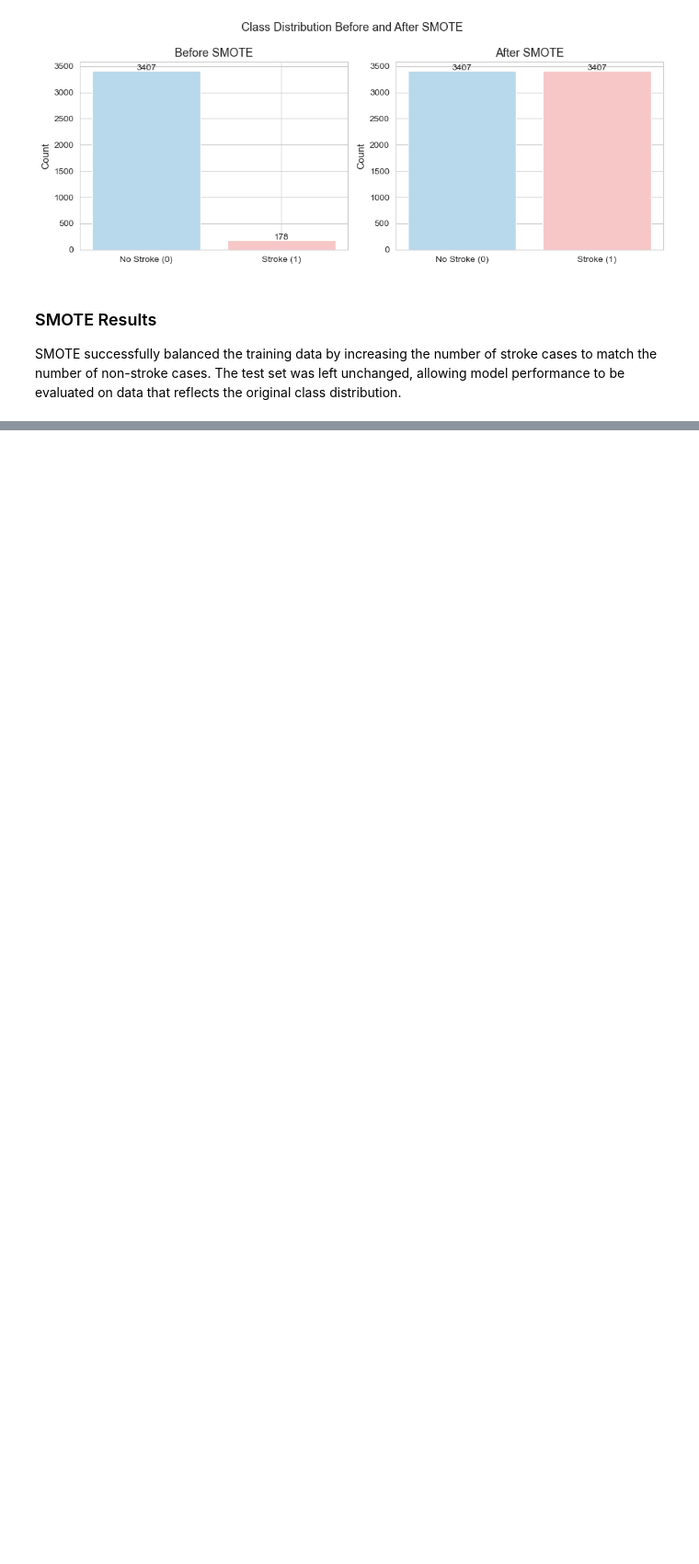
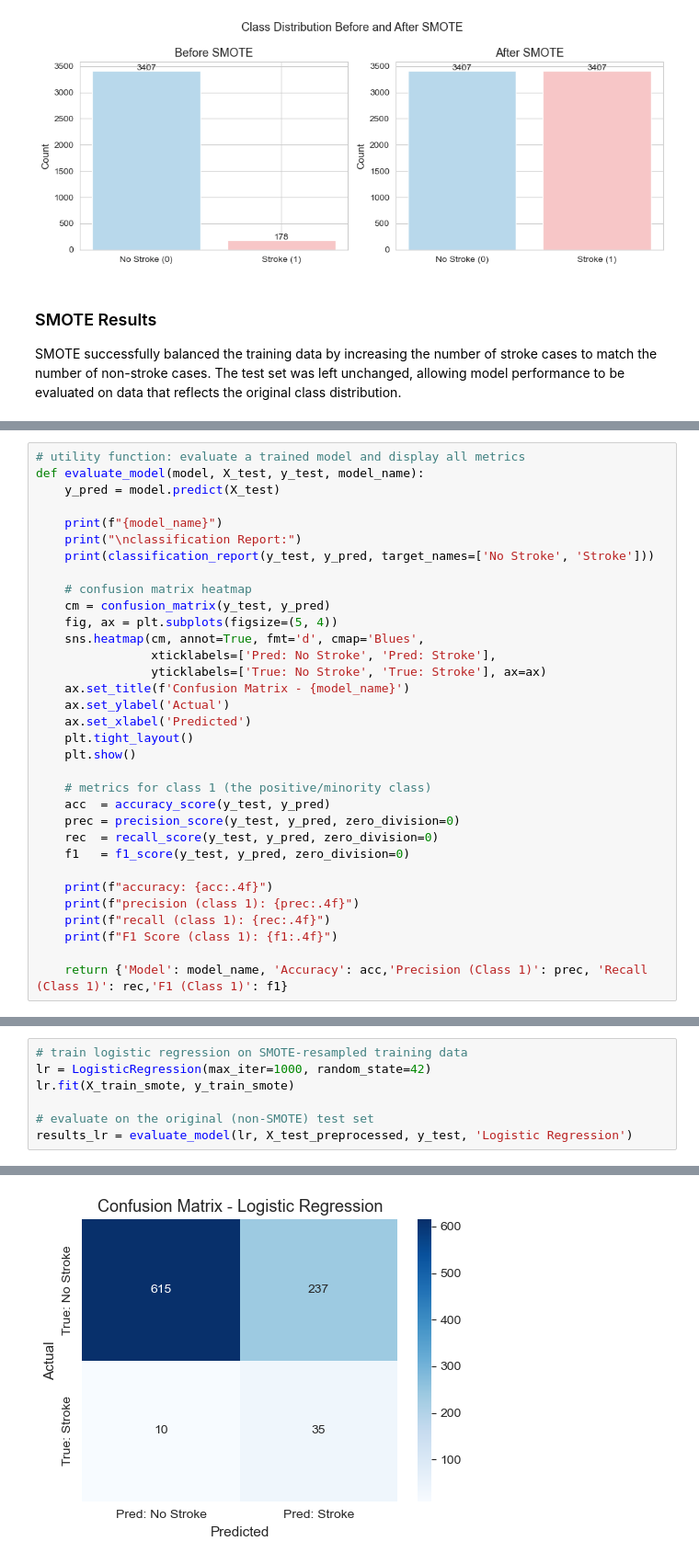
Before and after one commit to vcmeamaria/brain-stroke-classification-project, a Jupyter notebook: brain_stroke_classification.ipynb, the cells around one changed output, grey strips where cells are left out. Shown at 92% size. Cells and saved outputs as stored; diff of their text form; blank space fills up the shorter version.

```diff
--- a/brain_stroke_classification.ipynb
+++ b/brain_stroke_classification.ipynb
@@ -562,0 +569,33 @@ SMOTE successfully balanced the training data by increasing the number of stroke
+# %%
+# utility function: evaluate a trained model and display all metrics
+def evaluate_model(model, X_test, y_test, model_name):
+    y_pred = model.predict(X_test)
+
+    print(f"{model_name}")
+    print("\nclassification Report:")
+    print(classification_report(y_test, y_pred, target_names=['No Stroke', 'Stroke']))
+
+    # confusion matrix heatmap
+    cm = confusion_matrix(y_test, y_pred)
+    fig, ax = plt.subplots(figsize=(5, 4))
+    sns.heatmap(cm, annot=True, fmt='d', cmap='Blues',
+                xticklabels=['Pred: No Stroke', 'Pred: Stroke'],
+                yticklabels=['True: No Stroke', 'True: Stroke'], ax=ax)
+    ax.set_title(f'Confusion Matrix - {model_name}')
+    ax.set_ylabel('Actual')
+    ax.set_xlabel('Predicted')
+    plt.tight_layout()
+    plt.show()
+
+    # metrics for class 1 (the positive/minority class)
+    acc  = accuracy_score(y_test, y_pred)
+    prec = precision_score(y_test, y_pred, zero_division=0)
+    rec  = recall_score(y_test, y_pred, zero_division=0)
+    f1   = f1_score(y_test, y_pred, zero_division=0)
+
+    print(f"accuracy: {acc:.4f}")
+    print(f"precision (class 1): {prec:.4f}")
+    print(f"recall (class 1): {rec:.4f}")
+    print(f"F1 Score (class 1): {f1:.4f}")
+
+    return {'Model': model_name, 'Accuracy': acc,'Precision (Class 1)': prec, 'Recall (Class 1)': rec,'F1 (Class 1)': f1}
@@ -562,0 +610,8 @@ SMOTE successfully balanced the training data by increasing the number of stroke
+# %%
+# train logistic regression on SMOTE-resampled training data
+lr = LogisticRegression(max_iter=1000, random_state=42)
+lr.fit(X_train_smote, y_train_smote)
+
+# evaluate on the original (non-SMOTE) test set
+results_lr = evaluate_model(lr, X_test_preprocessed, y_test, 'Logistic Regression')
+# %% [output]
@@ -562,0 +629 @@ SMOTE successfully balanced the training data by increasing the number of stroke
+[figure, added]
```
Also changed, not shown: parts of 28 cells of this notebook, 1 other file.
